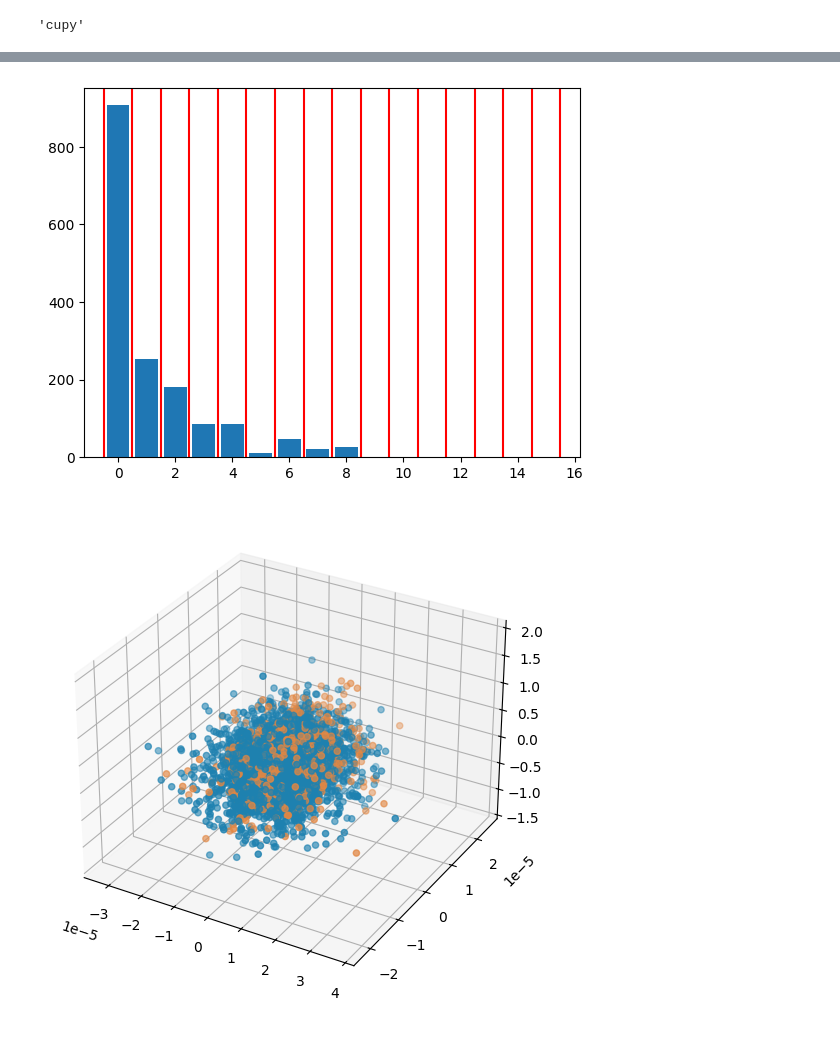
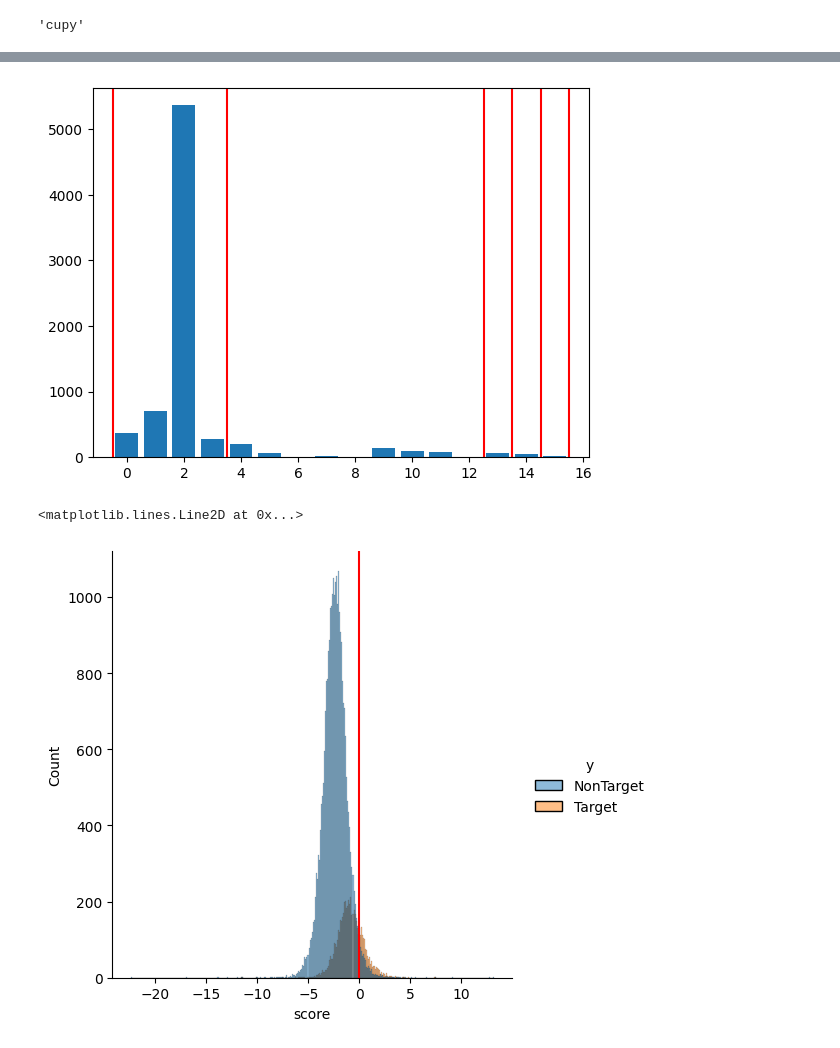
Before and after one commit to arnevdk/bttda, a Jupyter notebook: notebooks/bttda.ipynb, the cells around one changed output, grey strips where cells are left out. Cells and saved outputs as stored; diff of their text form; code cells hidden in the pictures.

```diff
--- a/notebooks/bttda.ipynb
+++ b/notebooks/bttda.ipynb
@@ -16,11 +16,14 @@ sfreq = 32
 
 paradigm = P300(resample=sfreq, tmin=tmin, tmax=tmax, fmin=fmin, fmax=fmax)
 dataset = BNCI2014008()
-epochs, labels, meta = paradigm.get_data(
-    dataset=dataset,
-    subjects=[1],
-    return_epochs=True
-)
+epochs, labels, meta = paradigm.get_data(dataset=dataset,
+                                         subjects=[1],
+                                         return_epochs=True)
+session = meta['session'][0]
+idc = meta['session'] == session
+epochs = epochs[idc]
+labels = labels[idc]
+meta = meta[idc]
 # %% [output]
 Not setting metadata
 4200 matching events found
@@ -260,16 +281,18 @@ import seaborn as sns
 import math
 
 samples = []
-for c in bttda.classes_:
+for c in bttda.blocks_[0].classes_:
     samples.append(tl.to_numpy(Xt)[y==c])
 F,p = scipy.stats.f_oneway(*samples, axis=0)
+F = F.flatten()
+p = p.flatten()
 p = np.nan_to_num(p, nan=1)
 fig, ax = plt.subplots(1,1)
-plt.bar(np.arange(F.size),F.flatten())
+plt.bar(np.arange(len(F)),F)
 n_params=0
 plt.axvline(n_params-.5, color='red')
 for b in bttda.blocks_:
-    n_params+=math.prod(b.rank_)
+    n_params+=math.prod(b.ml_rank_)
     plt.axvline(n_params-.5, color='red')
 # %% [output]
-[figure, old version]
+[figure, new version]
@@ -288,18 +299,16 @@ if Xt_viz.shape[-1] > 3:
 # %%
-import re, seaborn as sns
-import numpy as np
+from sklearn.metrics import roc_auc_score
+import pandas as pd
+from sklearn.preprocessing import StandardScaler
+from sklearn.linear_model import LogisticRegressionCV
 
-from matplotlib import pyplot as plt
-from mpl_toolkits.mplot3d import Axes3D
-from matplotlib.colors import ListedColormap
 
-# axes instance
-fig = plt.figure()
-ax = Axes3D(fig)
-fig.add_axes(ax)
+score_pred = pipeline.decision_function(X)
 
-cmap = {'Target': '#e28743', 'NonTarget': '#1e81b0'}
-c = np.vectorize(cmap.get)(y)
-sc = ax.scatter(Xt_viz[:,0],Xt_viz[:,1],Xt_viz[:,2], c=c)
+df = pd.DataFrame(dict(score=score_pred,y=y))
+g = sns.displot(df, x='score', hue='y')
+plt.axvline(0, color='red')
+#print(gs.best_score_)
 # %% [output]
+<matplotlib.lines.Line2D at 0x...>
-[figure, old version]
+[figure, new version]
```
Also changed, not shown: parts of 20 cells of this notebook, 17 other files.
